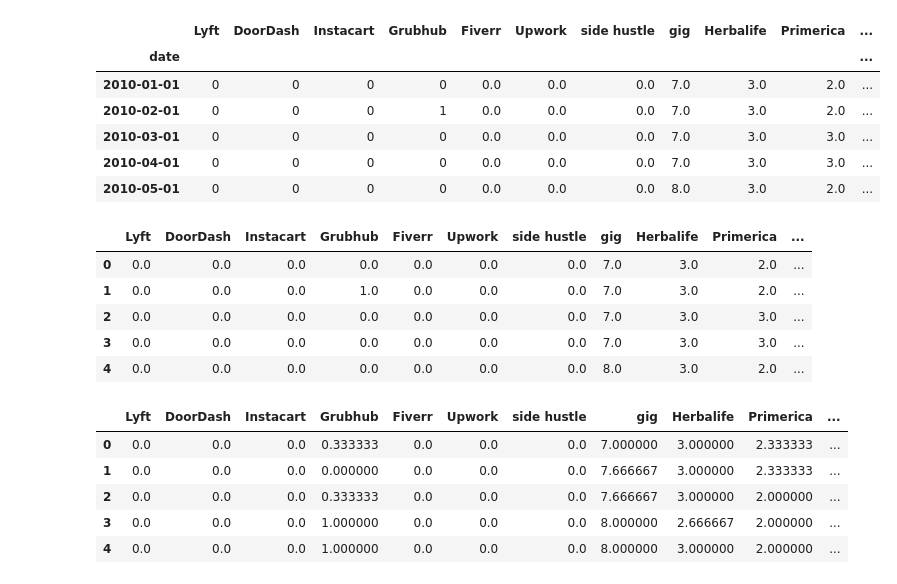
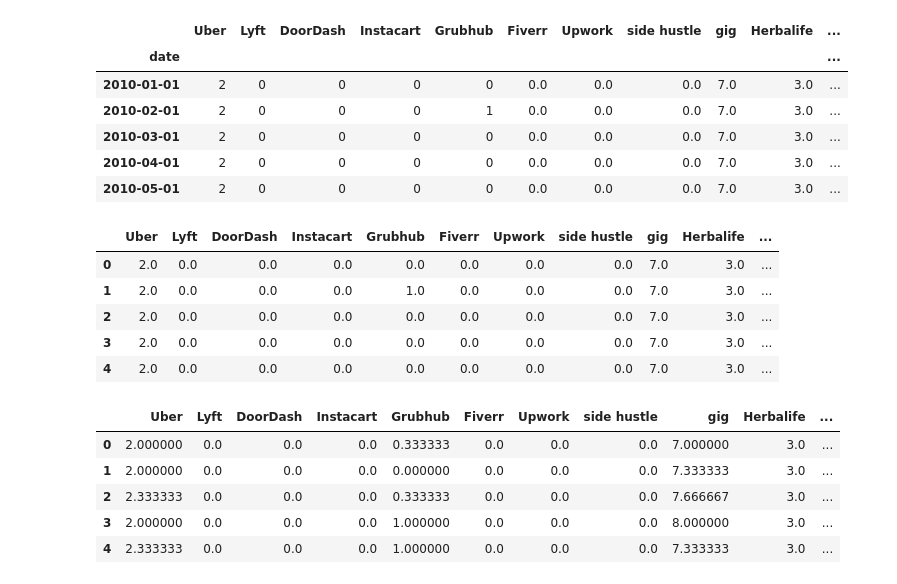
Before and after one commit to milleau98/2026-gig-data-analysis, a Jupyter notebook: notebooks/dataset-generators/google_trends.ipynb, the cells around one changed output. Saved outputs shown, nothing was run; the diff lists cells and outputs as text; code cells hidden in the pictures.

```diff
--- a/notebooks/dataset-generators/google_trends.ipynb
+++ b/notebooks/dataset-generators/google_trends.ipynb
@@ -30,46 +30,44 @@ pytrends = TrendReq(hl='en-US', tz=360)
 
 anchor = 'Uber'
 
 keyword_groups = [
     [anchor,'Lyft','DoorDash','Instacart','Grubhub'],
     [anchor, 'Fiverr','Upwork','side hustle','gig'],
-    [anchor, 'Herbalife','Primerica','Tupperware','Avon']
+    [anchor, 'Herbalife','Primerica','Tupperware','Avon'],
+    [anchor, 'Etsy', 'Shopify', 'Udemy']
 ]
 
 all_data = []
 
 for i, group in enumerate(keyword_groups):
   # timeframe and geo
   pytrends.build_payload(group, timeframe='2010-01-01 2025-12-31', geo='US')
 
   df=pytrends.interest_over_time()
 
   df=df.drop(columns=['isPartial'])
 
   # store anchor values
   if i == 0:
     anchor_series = df[anchor]
+    all_data.append(df)
   else:
     scale_factor = anchor_series.div(df[anchor]).replace([float("inf"), -float("inf")], 0)
     df = df.multiply(scale_factor, axis=0)
-
-
-  all_data.append(df.drop(columns=[anchor]))
-
-  time.sleep(15)
+    all_data.append(df.drop(columns=[anchor]))
 
 # combine groups of data
 final_data = pd.concat(all_data, axis=1)
 
 final_data.head()
 # %% [output]
-|  | Lyft | DoorDash | Instacart | Grubhub | Fiverr | Upwork | side hustle | gig | Herbalife | Primerica | ... |
+|  | Uber | Lyft | DoorDash | Instacart | Grubhub | Fiverr | Upwork | side hustle | gig | Herbalife | ... |
 | date |  |  |  |  |  |  |  |  |  |  | ... |
-| 2010-01-01 | 0 | 0 | 0 | 0 | 0.0 | 0.0 | 0.0 | 7.0 | 3.0 | 2.0 | ... |
-| 2010-02-01 | 0 | 0 | 0 | 1 | 0.0 | 0.0 | 0.0 | 7.0 | 3.0 | 2.0 | ... |
-| 2010-03-01 | 0 | 0 | 0 | 0 | 0.0 | 0.0 | 0.0 | 7.0 | 3.0 | 3.0 | ... |
-| 2010-04-01 | 0 | 0 | 0 | 0 | 0.0 | 0.0 | 0.0 | 7.0 | 3.0 | 3.0 | ... |
-| 2010-05-01 | 0 | 0 | 0 | 0 | 0.0 | 0.0 | 0.0 | 8.0 | 3.0 | 2.0 | ... |
+| 2010-01-01 | 2 | 0 | 0 | 0 | 0 | 0.0 | 0.0 | 0.0 | 7.0 | 3.0 | ... |
+| 2010-02-01 | 2 | 0 | 0 | 0 | 1 | 0.0 | 0.0 | 0.0 | 7.0 | 3.0 | ... |
+| 2010-03-01 | 2 | 0 | 0 | 0 | 0 | 0.0 | 0.0 | 0.0 | 7.0 | 3.0 | ... |
+| 2010-04-01 | 2 | 0 | 0 | 0 | 0 | 0.0 | 0.0 | 0.0 | 7.0 | 3.0 | ... |
+| 2010-05-01 | 2 | 0 | 0 | 0 | 0 | 0.0 | 0.0 | 0.0 | 7.0 | 3.0 | ... |
 # %%
 # convert weekly trends to monthly averages
 monthly = final_data.resample("M").mean()
@@ -82,12 +80,12 @@ monthly = monthly.reset_index(drop=True)
 
 monthly.head()
 # %% [output]
-|  | Lyft | DoorDash | Instacart | Grubhub | Fiverr | Upwork | side hustle | gig | Herbalife | Primerica | ... |
-| 0 | 0.0 | 0.0 | 0.0 | 0.0 | 0.0 | 0.0 | 0.0 | 7.0 | 3.0 | 2.0 | ... |
-| 1 | 0.0 | 0.0 | 0.0 | 1.0 | 0.0 | 0.0 | 0.0 | 7.0 | 3.0 | 2.0 | ... |
-| 2 | 0.0 | 0.0 | 0.0 | 0.0 | 0.0 | 0.0 | 0.0 | 7.0 | 3.0 | 3.0 | ... |
-| 3 | 0.0 | 0.0 | 0.0 | 0.0 | 0.0 | 0.0 | 0.0 | 7.0 | 3.0 | 3.0 | ... |
-| 4 | 0.0 | 0.0 | 0.0 | 0.0 | 0.0 | 0.0 | 0.0 | 8.0 | 3.0 | 2.0 | ... |
+|  | Uber | Lyft | DoorDash | Instacart | Grubhub | Fiverr | Upwork | side hustle | gig | Herbalife | ... |
+| 0 | 2.0 | 0.0 | 0.0 | 0.0 | 0.0 | 0.0 | 0.0 | 0.0 | 7.0 | 3.0 | ... |
+| 1 | 2.0 | 0.0 | 0.0 | 0.0 | 1.0 | 0.0 | 0.0 | 0.0 | 7.0 | 3.0 | ... |
+| 2 | 2.0 | 0.0 | 0.0 | 0.0 | 0.0 | 0.0 | 0.0 | 0.0 | 7.0 | 3.0 | ... |
+| 3 | 2.0 | 0.0 | 0.0 | 0.0 | 0.0 | 0.0 | 0.0 | 0.0 | 7.0 | 3.0 | ... |
+| 4 | 2.0 | 0.0 | 0.0 | 0.0 | 0.0 | 0.0 | 0.0 | 0.0 | 7.0 | 3.0 | ... |
 # %%
 # convert weekly trends into quarterly averages
 quarterly = final_data.resample("Q").mean()
@@ -98,12 +96,12 @@ quarterly['date'] = quarterly.index
 quarterly = quarterly.reset_index(drop=True)
 quarterly.head()
 # %% [output]
-|  | Lyft | DoorDash | Instacart | Grubhub | Fiverr | Upwork | side hustle | gig | Herbalife | Primerica | ... |
-| 0 | 0.0 | 0.0 | 0.0 | 0.333333 | 0.0 | 0.0 | 0.0 | 7.000000 | 3.000000 | 2.333333 | ... |
-| 1 | 0.0 | 0.0 | 0.0 | 0.000000 | 0.0 | 0.0 | 0.0 | 7.666667 | 3.000000 | 2.333333 | ... |
-| 2 | 0.0 | 0.0 | 0.0 | 0.333333 | 0.0 | 0.0 | 0.0 | 7.666667 | 3.000000 | 2.000000 | ... |
-| 3 | 0.0 | 0.0 | 0.0 | 1.000000 | 0.0 | 0.0 | 0.0 | 8.000000 | 2.666667 | 2.000000 | ... |
-| 4 | 0.0 | 0.0 | 0.0 | 1.000000 | 0.0 | 0.0 | 0.0 | 8.000000 | 3.000000 | 2.000000 | ... |
+|  | Uber | Lyft | DoorDash | Instacart | Grubhub | Fiverr | Upwork | side hustle | gig | Herbalife | ... |
+| 0 | 2.000000 | 0.0 | 0.0 | 0.0 | 0.333333 | 0.0 | 0.0 | 0.0 | 7.000000 | 3.0 | ... |
+| 1 | 2.000000 | 0.0 | 0.0 | 0.0 | 0.000000 | 0.0 | 0.0 | 0.0 | 7.333333 | 3.0 | ... |
+| 2 | 2.333333 | 0.0 | 0.0 | 0.0 | 0.333333 | 0.0 | 0.0 | 0.0 | 7.666667 | 3.0 | ... |
+| 3 | 2.000000 | 0.0 | 0.0 | 0.0 | 1.000000 | 0.0 | 0.0 | 0.0 | 8.000000 | 3.0 | ... |
+| 4 | 2.333333 | 0.0 | 0.0 | 0.0 | 1.000000 | 0.0 | 0.0 | 0.0 | 7.333333 | 3.0 | ... |
 # %%
 # convert weekly trends into annual averages
 annual = final_data.resample("Y").mean()
```
Also changed, not shown: parts of 1 cell of this notebook.
